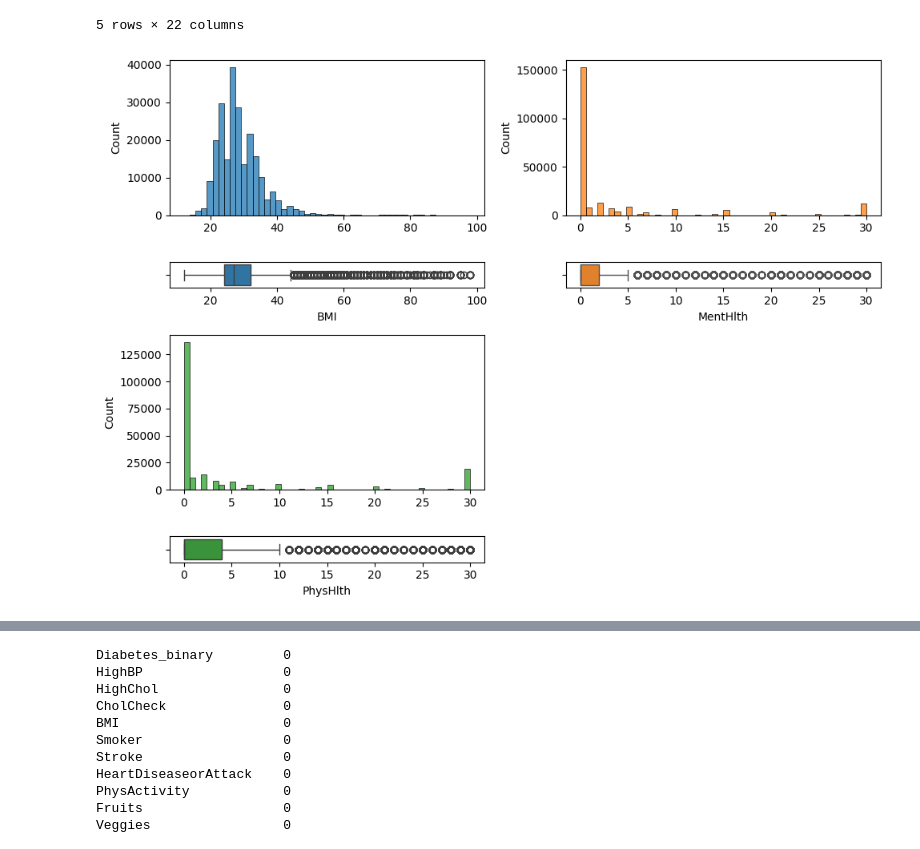
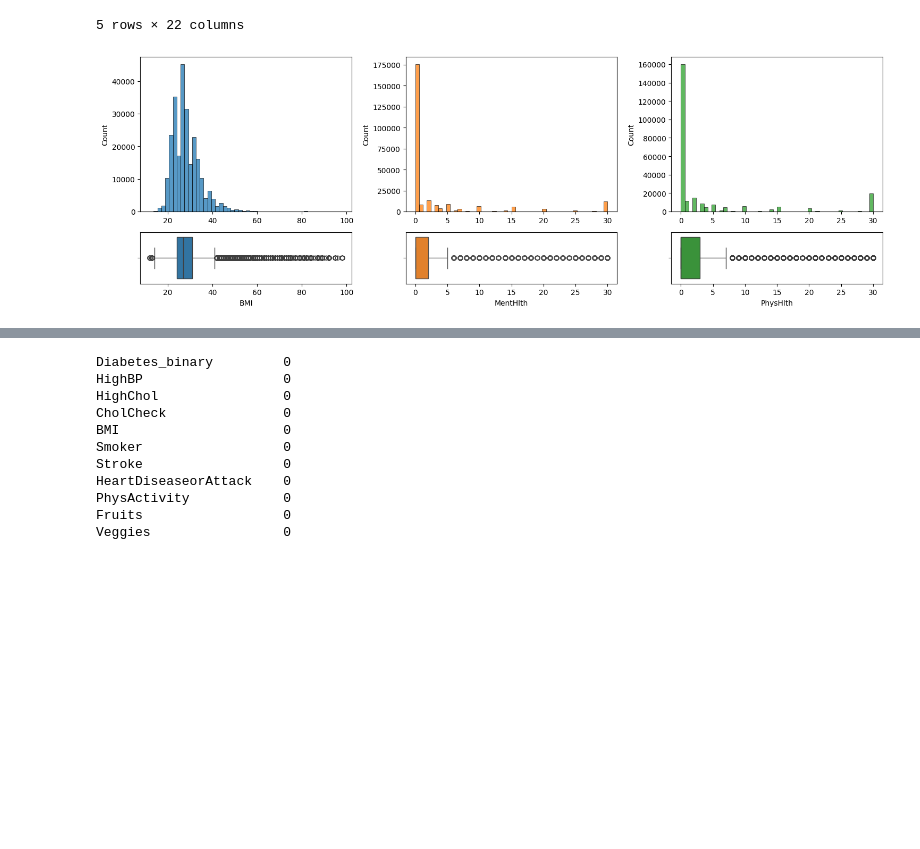
Before and after one commit to Salvador0302/pruebaproyecto_, a Jupyter notebook: proyecto.ipynb, the cells around one changed output, grey strips where cells are left out. Saved outputs shown, nothing was run; the diff lists cells and outputs as text; code cells hidden in the pictures; blank space fills up the shorter version.

```diff
--- a/proyecto.ipynb
+++ b/proyecto.ipynb
@@ -111,29 +138,25 @@ df.head()
 # %%
 #ANALISIS DE VARIABLES NUMERICAS#
 
 # ["BMI", "MentHlth", "PhysHlth",]
-fig, axis = plt.subplots(4, 2, figsize = (10, 7), gridspec_kw={'height_ratios': [6, 1, 6, 1]})
+fig, axis = plt.subplots(2, 3, figsize = (15, 5), gridspec_kw={'height_ratios': [3, 1]})
 
 sns.histplot(ax = axis[0, 0], data = df, x = "BMI", bins=50, color="#1f77b4").set(xlabel = None)
 sns.boxplot(ax = axis[1, 0], data = df, x = "BMI", color="#1f77b4").set(xlabel = "BMI")
 
 sns.histplot(ax = axis[0, 1], data = df, x = "MentHlth", bins=50, color="#ff7f0e").set(xlabel = None)
 sns.boxplot(ax = axis[1, 1], data = df, x = "MentHlth", color="#ff7f0e").set(xlabel = "MentHlth")
 
-sns.histplot(ax = axis[2, 0], data = df, x = "PhysHlth", bins=50, color="#2ca02c").set(xlabel = None)
-sns.boxplot(ax = axis[3, 0], data = df, x = "PhysHlth", color="#2ca02c").set(xlabel = "PhysHlth")
-
-# Delete axis
-axis[2, 1].axis("off")
-axis[3, 1].axis("off")
+sns.histplot(ax = axis[0, 2], data = df, x = "PhysHlth", bins=50, color="#2ca02c").set(xlabel = None)
+sns.boxplot(ax = axis[1, 2], data = df, x = "PhysHlth", color="#2ca02c").set(xlabel = "PhysHlth")
 
 # Adjust the Layout
 plt.tight_layout()
 
 # Display the Plot
 plt.show()
 # %% [output]
-[figure, old version]
+[figure, new version]
 # %%
 # Categorical - Categorical Analysis
 
```
Also changed, not shown: parts of 19 cells of this notebook.
